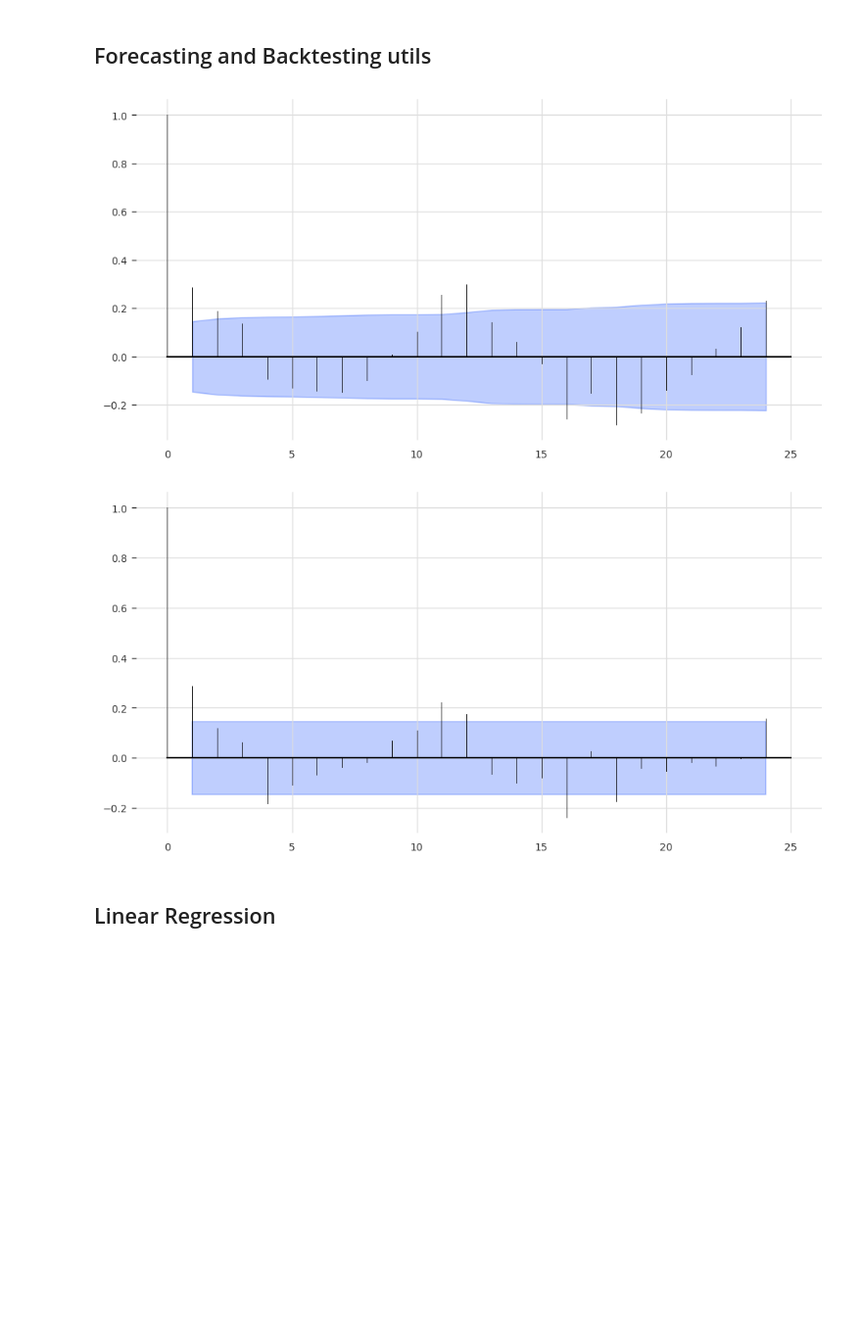
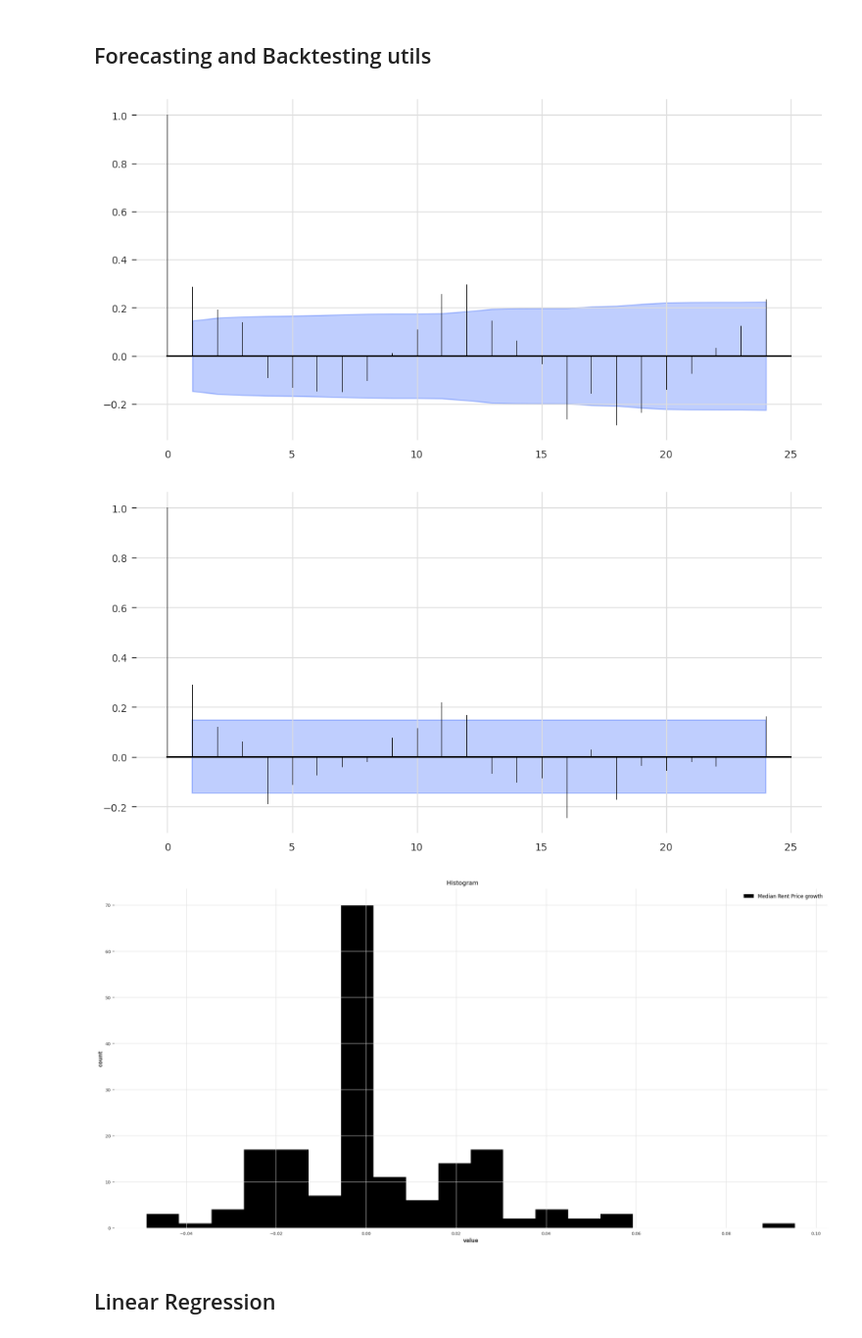
Before and after one commit to PakAndrey/Canada-RE-forecasting, a Jupyter notebook: Toronto_rent_forecasting.ipynb, the cells around one changed output. Shown at 98% size. Drawn from its saved outputs; the diff is of its cells as text; code cells hidden in the pictures; blank space fills up the shorter version.

```diff
--- a/Toronto_rent_forecasting.ipynb
+++ b/Toronto_rent_forecasting.ipynb
@@ -210,18 +235,24 @@ def eval_results(y, f, model, metrics, inverse_transform = False, last_points_on
 # %%
-test_split_time = pd.Timestamp("20220925")
-features = ["Unemployment rate diff", "NHPI growth", "LNLR", ]
+test_split_time = pd.Timestamp("20200925")
+features = [
+    "Unemployment rate diff",
+    "NHPI growth",
+    "LNLR",
+]
 
 y = TimeSeries.from_dataframe(df_cov, value_cols=target)
 y_train, y_test = y.split_before(test_split_time)
 
 y1 = TimeSeries.from_dataframe(df_cov, value_cols="Median Rent Price")
 
-cov = TimeSeries.from_dataframe(df_cov, value_cols = features)
+cov = TimeSeries.from_dataframe(df_cov, value_cols=features)
 plot_acf(y)
 plot_pacf(y)
+plot_hist(y, bins=20)
 # %% [output]
 [figure]
 [figure]
+[figure, added]
 # %% [markdown]
 ## Linear Regression
 # %%
```
Also changed, not shown: parts of 16 cells of this notebook, 19 other files.
